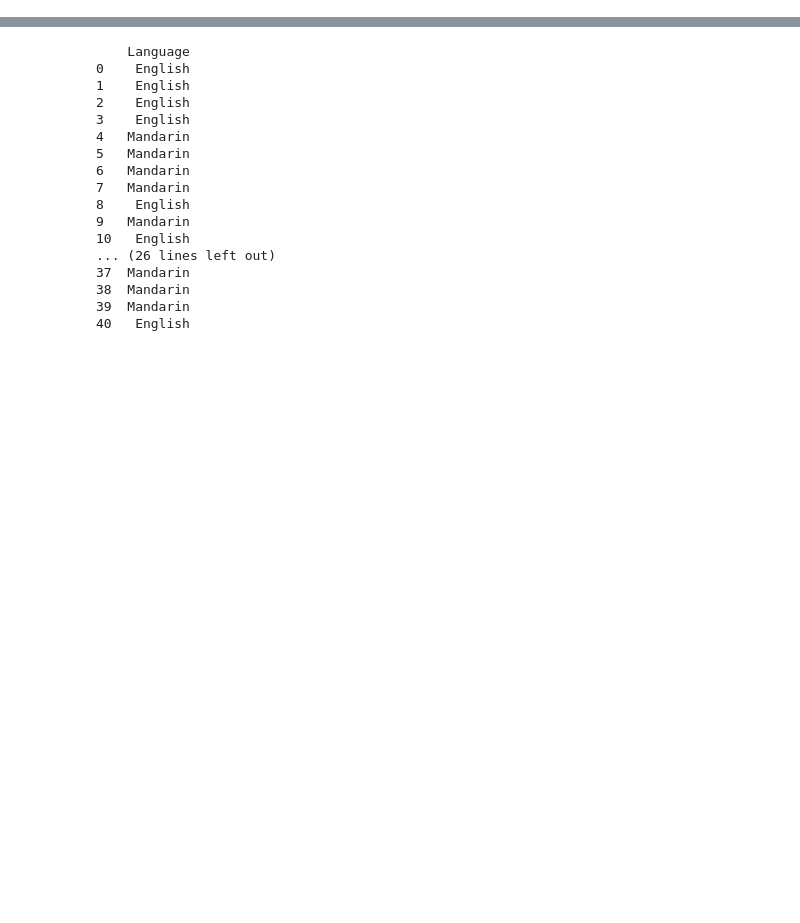
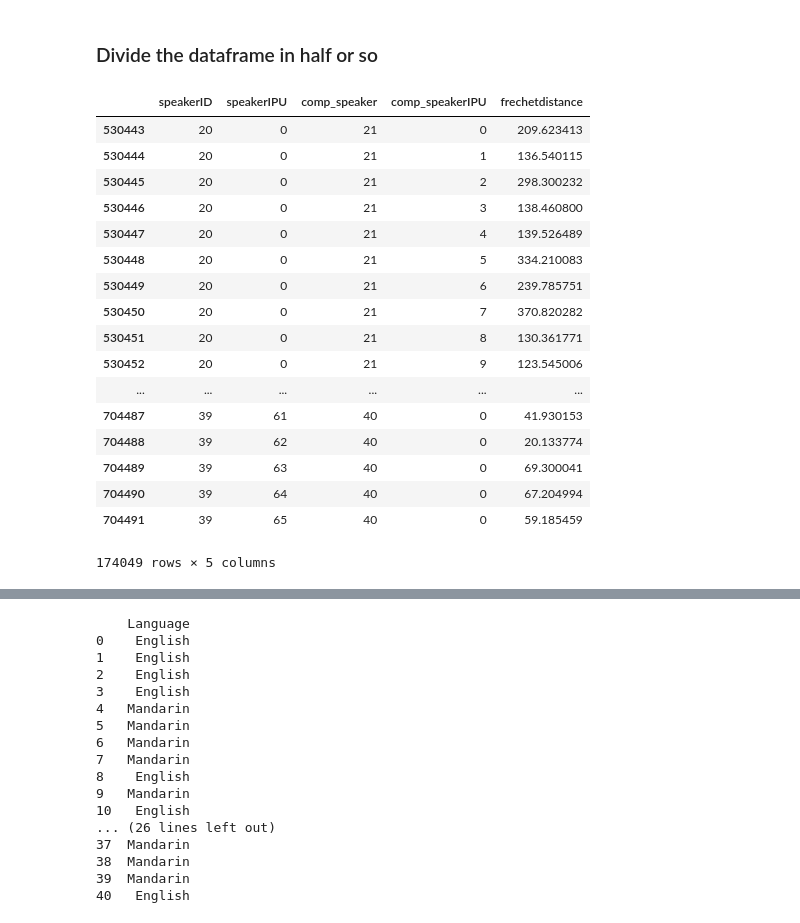
Before and after one commit to rachelrakov/QP2_Code, a Jupyter notebook: FrechetDistance_v1.0.ipynb, the cells around one changed output, grey strips where cells are left out. Saved outputs shown, nothing was run; the diff lists cells and outputs as text; code cells hidden in the pictures; blank space fills up the shorter version.

```diff
--- a/FrechetDistance_v1.0.ipynb
+++ b/FrechetDistance_v1.0.ipynb
@@ -41,0 +42,27 @@ distances
+# %% [markdown]
+### Divide the dataframe in half or so
+# %%
+split = 20
+distances_test = distances[distances["speakerID"]>= split]
+distances_train = distances[distances["speakerID"]<split]
+# %%
+distances_test
+# %% [output]
+|  | speakerID | speakerIPU | comp_speaker | comp_speakerIPU | frechetdistance |
+| 530443 | 20 | 0 | 21 | 0 | 209.623413 |
+| 530444 | 20 | 0 | 21 | 1 | 136.540115 |
+| 530445 | 20 | 0 | 21 | 2 | 298.300232 |
+| 530446 | 20 | 0 | 21 | 3 | 138.460800 |
+| 530447 | 20 | 0 | 21 | 4 | 139.526489 |
+| 530448 | 20 | 0 | 21 | 5 | 334.210083 |
+| 530449 | 20 | 0 | 21 | 6 | 239.785751 |
+| 530450 | 20 | 0 | 21 | 7 | 370.820282 |
+| 530451 | 20 | 0 | 21 | 8 | 130.361771 |
+| 530452 | 20 | 0 | 21 | 9 | 123.545006 |
+| ... | ... | ... | ... | ... | ... |
+| 704487 | 39 | 61 | 40 | 0 | 41.930153 |
+| 704488 | 39 | 62 | 40 | 0 | 20.133774 |
+| 704489 | 39 | 63 | 40 | 0 | 69.300041 |
+| 704490 | 39 | 64 | 40 | 0 | 67.204994 |
+| 704491 | 39 | 65 | 40 | 0 | 59.185459 |
+174049 rows × 5 columns
```
Also changed, not shown: parts of 40 cells of this notebook.
